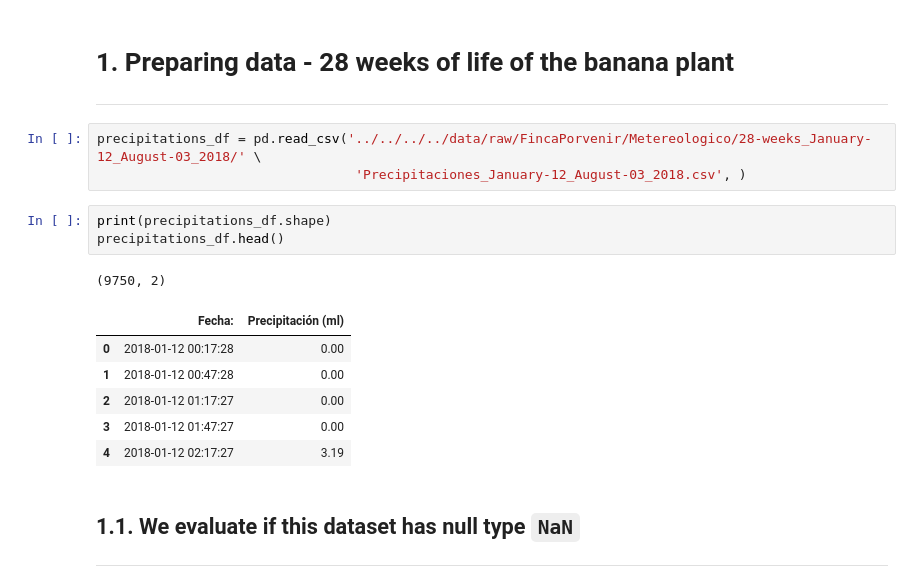
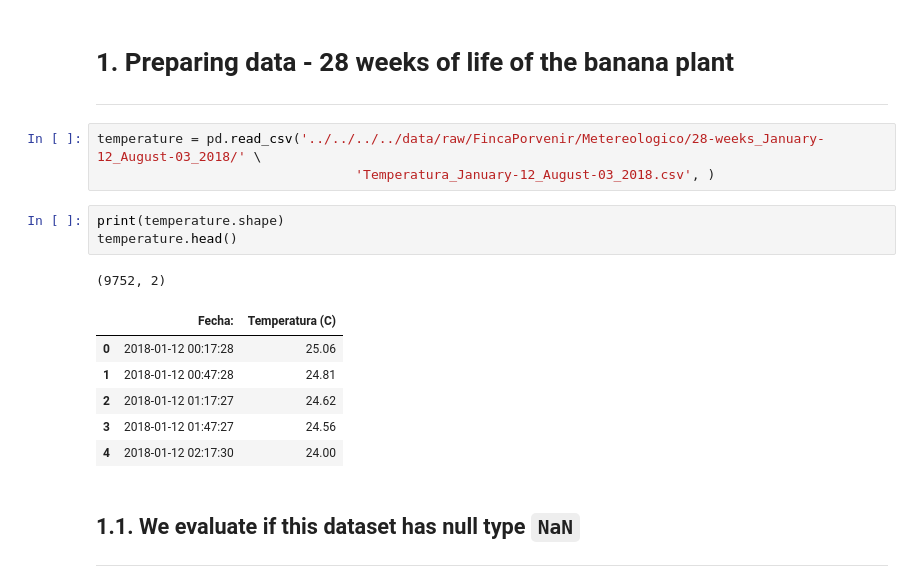
Before and after one commit to bgarcial/sioma_project, a Jupyter notebook: notebooks/pre-processing_data/Temperature/28-weeks_January-12_August-03_2018/01-bgarcial-temperature.ipynb, the cells around one changed output. Drawn from its saved outputs; the diff is of its cells as text.

Commit message:
Preprocessing 28 weeks and 12 latest weeks precipitations and temperature data

```diff
--- a/notebooks/pre-processing_data/Precipitations/28-weeks_January-12_August-03_2018/precipitations.ipynb
+++ b/notebooks/pre-processing_data/Temperature/28-weeks_January-12_August-03_2018/01-bgarcial-temperature.ipynb
@@ -10,19 +10,19 @@ from sklearn.model_selection import train_test_split
 # 1. Preparing data - 28 weeks of life of the banana plant
 ---
 # %%
-precipitations_df = pd.read_csv('../../../../data/raw/FincaPorvenir/Metereologico/28-weeks_January-12_August-03_2018/' \
-                                 'Precipitaciones_January-12_August-03_2018.csv', )
+temperature = pd.read_csv('../../../../data/raw/FincaPorvenir/Metereologico/28-weeks_January-12_August-03_2018/' \
+                                 'Temperatura_January-12_August-03_2018.csv', )
 # %%
-print(precipitations_df.shape)
-precipitations_df.head()
+print(temperature.shape)
+temperature.head()
 # %% [output]
-(9750, 2)
+(9752, 2)
-|  | Fecha: | Precipitación (ml) |
-| 0 | 2018-01-12 00:17:28 | 0.00 |
-| 1 | 2018-01-12 00:47:28 | 0.00 |
-| 2 | 2018-01-12 01:17:27 | 0.00 |
-| 3 | 2018-01-12 01:47:27 | 0.00 |
-| 4 | 2018-01-12 02:17:27 | 3.19 |
+|  | Fecha: | Temperatura (C) |
+| 0 | 2018-01-12 00:17:28 | 25.06 |
+| 1 | 2018-01-12 00:47:28 | 24.81 |
+| 2 | 2018-01-12 01:17:27 | 24.62 |
+| 3 | 2018-01-12 01:47:27 | 24.56 |
+| 4 | 2018-01-12 02:17:30 | 24.00 |
 # %% [markdown]
 ## 1.1. We evaluate if this dataset has null type `NaN`
 ---
```
Also changed, not shown: parts of 78 cells of this notebook, 3 other files.
